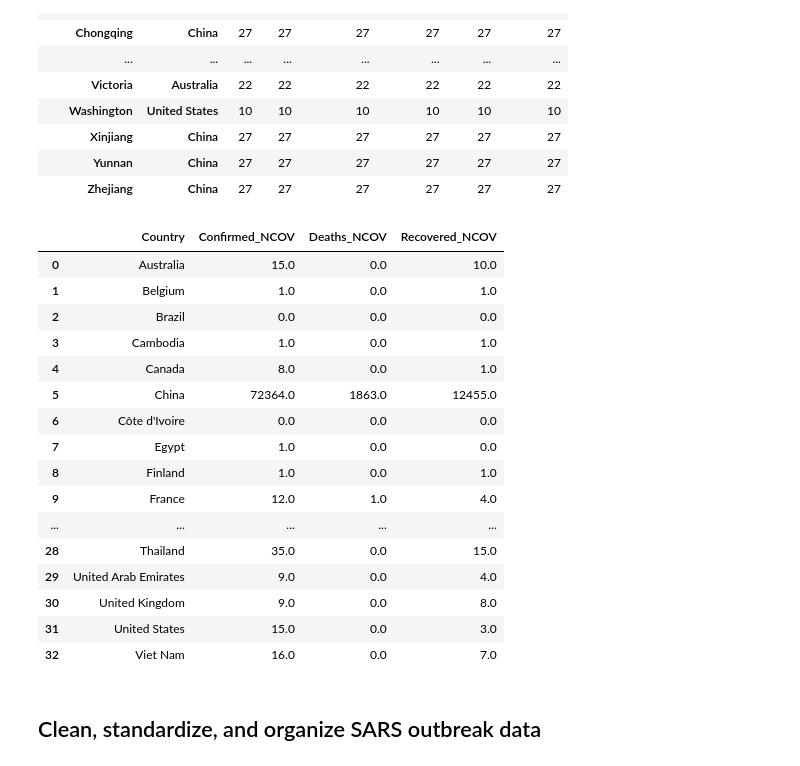
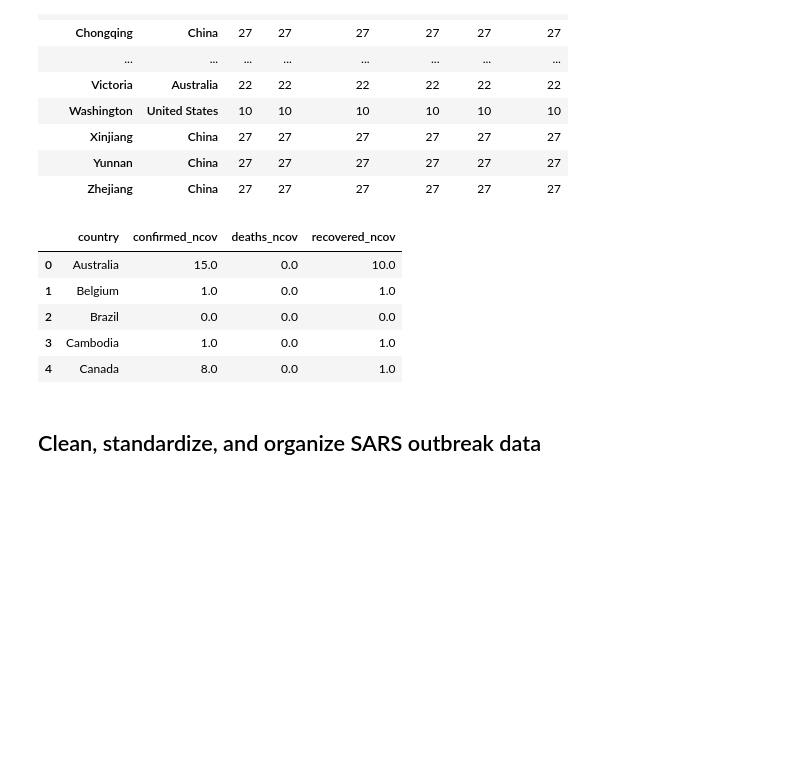
Before and after one commit to sopofedupz/ETL_Project, a Jupyter notebook: ETL_nCOV19_SARS-checkpoint.ipynb, the cells around one changed output. Drawn from its saved outputs; the diff is of its cells as text; code cells hidden in the pictures; blank space fills up the shorter version.

```diff
--- a/ETL_nCOV19_SARS-checkpoint.ipynb
+++ b/ETL_nCOV19_SARS-checkpoint.ipynb
@@ -270,34 +241,25 @@ nCov19_df_subset = nCov19_df_subset.groupby(['Country','Date']).sum()
 nCov19_df_subset.reset_index(inplace = True)
 # %%
 # aggregate by country and get the last value
+nCov19_df_subset = nCov19_df_subset.sort_values(by=['Country','Date'])
 final_nCov19_df = nCov19_df_subset.groupby('Country').last()
 final_nCov19_df.reset_index(inplace = True)
 
-# remove the index column
-final_nCov19_df = final_nCov19_df.drop(columns=['index','Date'])
+# remove date column
+final_nCov19_df = final_nCov19_df.drop(columns='Date')
 
 # rename columns
-final_nCov19_df = final_nCov19_df.rename(columns = {'Confirmed':'Confirmed_NCOV','Deaths':'Deaths_NCOV',
-                                                    'Recovered':'Recovered_NCOV'})
-final_nCov19_df
+final_nCov19_df = final_nCov19_df.rename(columns = {'Country':'country',
+                                                    'Confirmed':'confirmed_ncov','Deaths':'deaths_ncov',
+                                                    'Recovered':'recovered_ncov'})
+final_nCov19_df.head()
 # %% [output]
-|  | Country | Confirmed_NCOV | Deaths_NCOV | Recovered_NCOV |
+|  | country | confirmed_ncov | deaths_ncov | recovered_ncov |
 | 0 | Australia | 15.0 | 0.0 | 10.0 |
 | 1 | Belgium | 1.0 | 0.0 | 1.0 |
 | 2 | Brazil | 0.0 | 0.0 | 0.0 |
 | 3 | Cambodia | 1.0 | 0.0 | 1.0 |
 | 4 | Canada | 8.0 | 0.0 | 1.0 |
-| 5 | China | 72364.0 | 1863.0 | 12455.0 |
-| 6 | Côte d'Ivoire | 0.0 | 0.0 | 0.0 |
-| 7 | Egypt | 1.0 | 0.0 | 0.0 |
-| 8 | Finland | 1.0 | 0.0 | 1.0 |
-| 9 | France | 12.0 | 1.0 | 4.0 |
-| ... | ... | ... | ... | ... |
-| 28 | Thailand | 35.0 | 0.0 | 15.0 |
-| 29 | United Arab Emirates | 9.0 | 0.0 | 4.0 |
-| 30 | United Kingdom | 9.0 | 0.0 | 8.0 |
-| 31 | United States | 15.0 | 0.0 | 3.0 |
-| 32 | Viet Nam | 16.0 | 0.0 | 7.0 |
 # %% [markdown]
 ## Clean, standardize, and organize SARS outbreak data
 # %%
```
Also changed, not shown: parts of 15 cells of this notebook, 1 other file.
